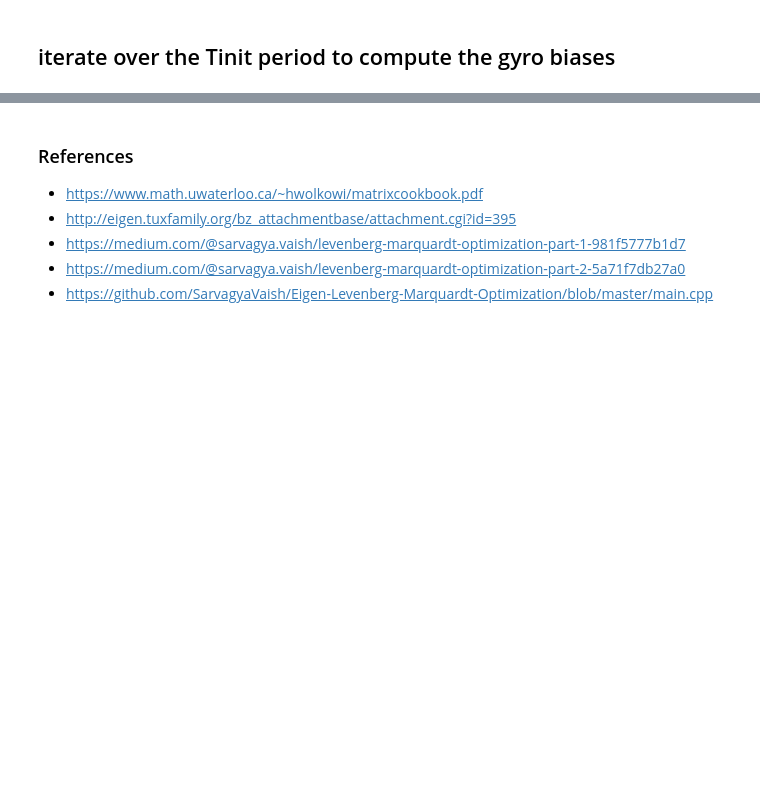
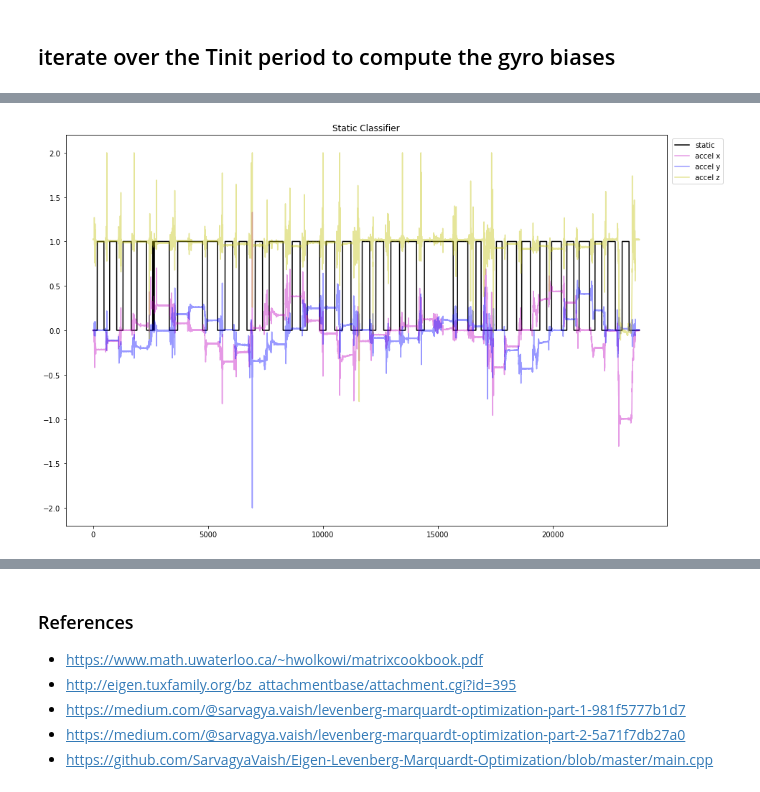
Before and after one commit to PHIL-MQP/phil, a Jupyter notebook: python/notebooks/IMU Calibration.ipynb, the cells around one changed output, grey strips where cells are left out. Drawn from its saved outputs; the diff is of its cells as text; code cells hidden in the pictures; blank space fills up the shorter version.

```diff
--- a/python/notebooks/IMU Calibration.ipynb
+++ b/python/notebooks/IMU Calibration.ipynb
@@ -85,7 +85,7 @@ five-point approximations
  [-1.556     ]
  [-0.042     ]]
 # %%
-data_filename = "recorded_sensor_data/imu_calibration_11_14_20-00-00/imu_calibration_data_11_14.csv"
+data_filename = "recorded_sensor_data/imu_calibration/imu_12_07_nicolette2.csv"
 reader = csv.reader(open(data_filename, 'r'))
 
 next(reader) # skip header
@@ -98,7 +96,7 @@ FileNotFoundError: [Errno 2] No such file or directory: 'recorded_sensor_data/im
 # %% [markdown]
 ## iterate over the Tinit period to compute the gyro biases
 # %%
-Tinit = 4
+Tinit = 44
 samples_per_second = 100
 Tinit_idx = int(Tinit * samples_per_second)
 init_data = data[:Tinit_idx]
@@ -336,0 +373,95 @@ print(intervals)
+# %%
+intervals, classifications = get_static_intervals(sigma_init, remaining_data, 2.5, samples_per_second)
+plt.figure(figsize=(15,10))
+plt.title("Static Classifier")
+plt.plot(classifications, c='k', label="static")
+plt.plot(remaining_data[:,0], label='accel x', alpha=0.4, c='m')
+plt.plot(remaining_data[:,1], label='accel y', alpha=0.4, c='b')
+plt.plot(remaining_data[:,2], label='accel z', alpha=0.4, c='y')
+plt.legend(bbox_to_anchor=(1.1,1))
+plt.show()
+
+final_acc,expected_acc = expected_acc_frame(intervals, remaining_data)
+
+final_acc_x = final_acc[:,0]
+final_acc_y = final_acc[:,1]
+final_acc_z = final_acc[:,2]
+expected_acc_x = expected_acc[:,0]
+expected_acc_y = expected_acc[:,1]
+expected_acc_z = expected_acc[:,2]
+
+# data to plot
+n_groups = len(final_acc)
+
+# create plot
+fig, ax = plt.subplots(figsize=(14,5))
+index = np.arange(n_groups)
+bar_width = 0.3
+opacity = 0.5
+
+rects1 = plt.bar(index + bar_width, expected_acc_x, bar_width,
+                 alpha=opacity,
+                 color='b',
+                 label='calculated_acc_x')
+rects2 = plt.bar(index, final_acc_x, bar_width,
+                 alpha=opacity,
+                 color='r',
+                 label='real_acc_x')
+
+
+
+plt.title('Gyroscope x-axis data')
+plt.legend()
+
+plt.tight_layout()
+plt.show()
+
+
+# create plot
+fig, ax = plt.subplots(figsize=(14,5))
+index = np.arange(n_groups)
+bar_width = 0.3
+opacity = 0.5
+
+rects1 = plt.bar(index + bar_width, expected_acc_y, bar_width,
+                 alpha=opacity,
+                 color='c',
+                 label='calculated_acc_y')
+rects2 = plt.bar(index, final_acc_y, bar_width,
+                 alpha=opacity,
+                 color='y',
+                 label='real_acc_y')
+
+
+
+plt.title('Gyroscope y-axis data')
+plt.legend()
+
+plt.tight_layout()
+plt.show()
+
+
+# create plot
+fig, ax = plt.subplots(figsize=(14,5))
+index = np.arange(n_groups)
+bar_width = 0.3
+opacity = 0.5
+
+rects1 = plt.bar(index + bar_width, expected_acc_z, bar_width,
+                 alpha=opacity,
+                 color='k',
+                 label='calculated_acc_z')
+rects2 = plt.bar(index, final_acc_z, bar_width,
+                 alpha=opacity,
+                 color='g',
+                 label='real_acc_z')
+
+
+
+plt.title('Gyroscope x-axis data')
+plt.legend()
+
+plt.tight_layout()
+plt.show()
+# %% [output]
+[figure, added]
```
Also changed, not shown: parts of 7 cells of this notebook, 2 other files.
